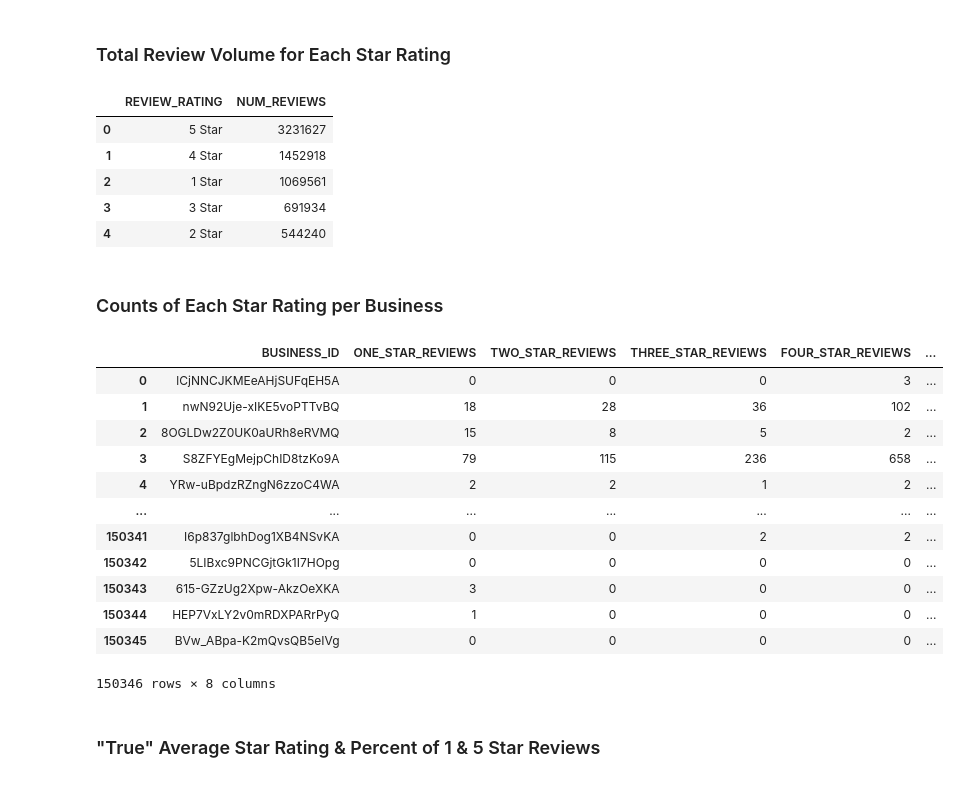
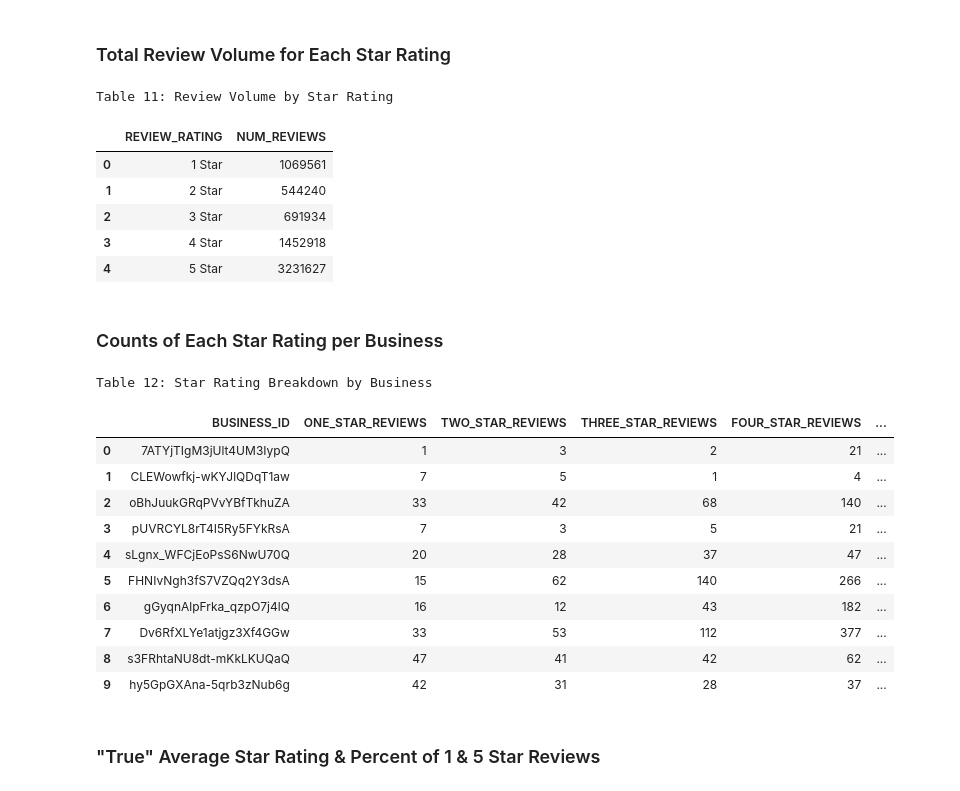
Before and after one commit to KeeganDavis/data-projects, a Jupyter notebook: yelp-reviews/notebooks/sql_queries.ipynb, the cells around one changed output. Cells and saved outputs as stored; diff of their text form; code cells hidden in the pictures.

```diff
--- a/yelp-reviews/notebooks/sql_queries.ipynb
+++ b/yelp-reviews/notebooks/sql_queries.ipynb
@@ -362,50 +402,60 @@ df = cur.execute('''
                  UNION
                  SELECT '4 Star' AS review_rating, COUNT(review_id) AS num_reviews FROM yelp_reviews WHERE stars = 4
                  UNION
-                 SELECT '5 Star' AS review_rating, COUNT(review_id) AS num_reviews FROM yelp_reviews WHERE stars = 5;
+                 SELECT '5 Star' AS review_rating, COUNT(review_id) AS num_reviews FROM yelp_reviews WHERE stars = 5
+                 ORDER BY 1;
                  ''').fetch_pandas_all()
 
-display(df)
+styles = [{
+    'selector': 'caption', 'props': 'text-align: left;'
+}]
+
+display(df.style.set_caption('<span style="font-size: 20px;">Table 11: Review Volume by Star Rating</span>').set_table_styles(styles))
 # %% [output]
+Table 11: Review Volume by Star Rating
 |  | REVIEW_RATING | NUM_REVIEWS |
-| 0 | 5 Star | 3231627 |
-| 1 | 4 Star | 1452918 |
-| 2 | 1 Star | 1069561 |
-| 3 | 3 Star | 691934 |
-| 4 | 2 Star | 544240 |
+| 0 | 1 Star | 1069561 |
+| 1 | 2 Star | 544240 |
+| 2 | 3 Star | 691934 |
+| 3 | 4 Star | 1452918 |
+| 4 | 5 Star | 3231627 |
 # %% [markdown]
 ### Counts of Each Star Rating per Business
 # %%
 # Count of reviews with each star value by business
 df = cur.execute('''
                  SELECT
                     business_id,
                     SUM(CASE WHEN stars=1 THEN 1 ELSE 0 END) AS one_star_reviews,
                     SUM(CASE WHEN stars=2 THEN 1 ELSE 0 END) AS two_star_reviews,
                     SUM(CASE WHEN stars=3 THEN 1 ELSE 0 END) AS three_star_reviews,
                     SUM(CASE WHEN stars=4 THEN 1 ELSE 0 END) AS four_star_reviews,
                     SUM(CASE WHEN stars=5 THEN 1 ELSE 0 END) AS five_star_reviews,
                     COUNT(*) AS total_reviews,
                     SUM(stars) AS total_stars
                  FROM yelp_reviews
-                 GROUP BY 1;
+                 GROUP BY 1
+                 LIMIT 10;
                  ''').fetch_pandas_all()
 
-display(df)
+styles = [{
+    'selector': 'caption', 'props': 'text-align: left;'
+}]
+
+display(df.style.set_caption('<span style="font-size: 20px;">Table 12: Star Rating Breakdown by Business</span>').set_table_styles(styles))
 # %% [output]
+Table 12: Star Rating Breakdown by Business
 |  | BUSINESS_ID | ONE_STAR_REVIEWS | TWO_STAR_REVIEWS | THREE_STAR_REVIEWS | FOUR_STAR_REVIEWS | ... |
-| 0 | lCjNNCJKMEeAHjSUFqEH5A | 0 | 0 | 0 | 3 | ... |
-| 1 | nwN92Uje-xIKE5voPTTvBQ | 18 | 28 | 36 | 102 | ... |
-| 2 | 8OGLDw2Z0UK0aURh8eRVMQ | 15 | 8 | 5 | 2 | ... |
-| 3 | S8ZFYEgMejpChID8tzKo9A | 79 | 115 | 236 | 658 | ... |
-| 4 | YRw-uBpdzRZngN6zzoC4WA | 2 | 2 | 1 | 2 | ... |
-| ... | ... | ... | ... | ... | ... | ... |
-| 150341 | I6p837glbhDog1XB4NSvKA | 0 | 0 | 2 | 2 | ... |
-| 150342 | 5LIBxc9PNCGjtGk1I7HOpg | 0 | 0 | 0 | 0 | ... |
-| 150343 | 615-GZzUg2Xpw-AkzOeXKA | 3 | 0 | 0 | 0 | ... |
-| 150344 | HEP7VxLY2v0mRDXPARrPyQ | 1 | 0 | 0 | 0 | ... |
-| 150345 | BVw_ABpa-K2mQvsQB5eIVg | 0 | 0 | 0 | 0 | ... |
+| 0 | 7ATYjTIgM3jUlt4UM3IypQ | 1 | 3 | 2 | 21 | ... |
+| 1 | CLEWowfkj-wKYJlQDqT1aw | 7 | 5 | 1 | 4 | ... |
+| 2 | oBhJuukGRqPVvYBfTkhuZA | 33 | 42 | 68 | 140 | ... |
+| 3 | pUVRCYL8rT4I5Ry5FYkRsA | 7 | 3 | 5 | 21 | ... |
+| 4 | sLgnx_WFCjEoPsS6NwU70Q | 20 | 28 | 37 | 47 | ... |
+| 5 | FHNIvNgh3fS7VZQq2Y3dsA | 15 | 62 | 140 | 266 | ... |
+| 6 | gGyqnAlpFrka_qzpO7j4lQ | 16 | 12 | 43 | 182 | ... |
+| 7 | Dv6RfXLYe1atjgz3Xf4GGw | 33 | 53 | 112 | 377 | ... |
+| 8 | s3FRhtaNU8dt-mKkLKUQaQ | 47 | 41 | 42 | 62 | ... |
+| 9 | hy5GpGXAna-5qrb3zNub6g | 42 | 31 | 28 | 37 | ... |
-150346 rows × 8 columns
 # %% [markdown]
 ### "True" Average Star Rating & Percent of 1 & 5 Star Reviews
 # %%
```
Also changed, not shown: parts of 44 cells of this notebook.
